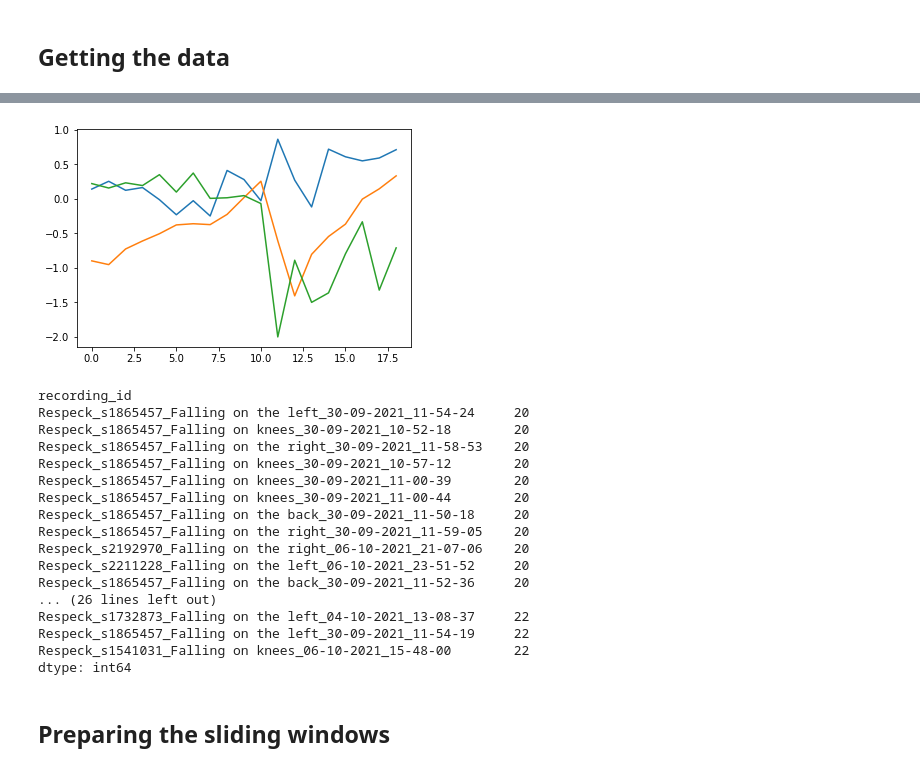
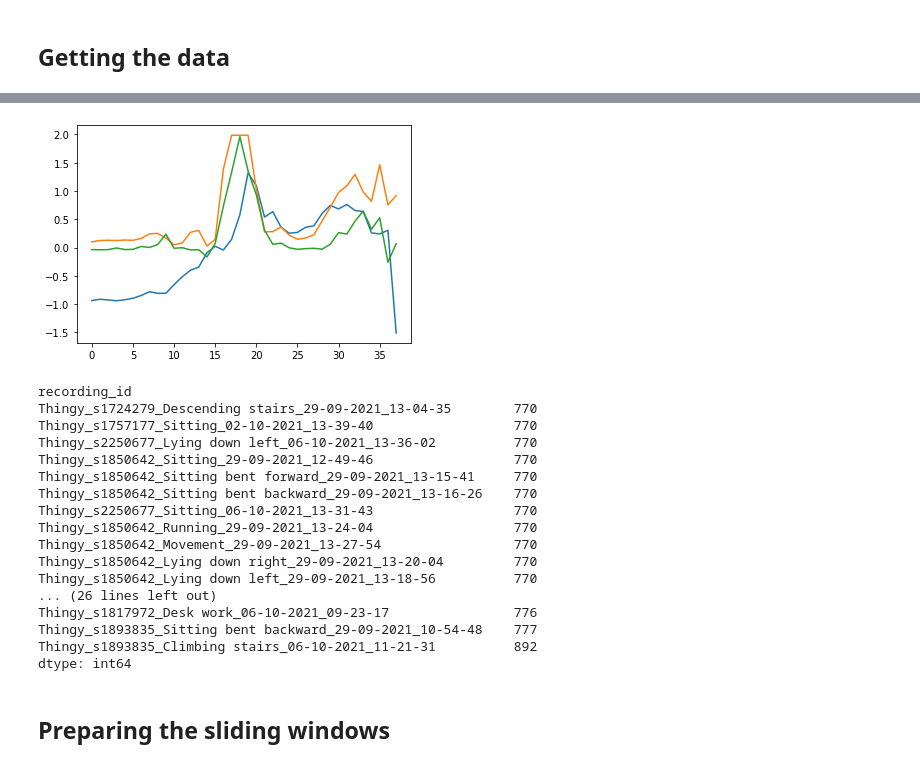
Before and after one commit to gwenty/pdiot-activity-tracker, a Jupyter notebook: ml/notebooks/01_sliding_windows.ipynb, the cells around one changed output, grey strips where cells are left out. Drawn from its saved outputs; the diff is of its cells as text; code cells hidden in the pictures.

Commit message:
Now with simple CNN for thingy

```diff
--- a/ml/notebooks/01_sliding_windows.ipynb
+++ b/ml/notebooks/01_sliding_windows.ipynb
@@ -9,6 +9,7 @@ This notebook reads the data in pdiot_data/2021, removes recordings that are too
 ## Getting the data
 # %%
 data_path = '../pdiot-data/2021/'
+sensor='Thingy'
 # %%
 base_df = pd.DataFrame()
 
@@ -17,7 +18,7 @@ all_files = []
 for f in os.listdir(data_path):
     if os.path.isdir(data_path + '/' + f):
         files = os.listdir(data_path + '/' + f)
-        files = [data_path + '/' + f + '/' + f2 for f2 in files if 'Respeck' in f2]
+        files = [data_path + '/' + f + '/' + f2 for f2 in files if sensor in f2]
         all_files += files
 
 # Load them all into a df
@@ -54,34 +58,34 @@ filtered_df[filtered_df.apply(lambda x: not(x.activity_type in x.recording_id or
 # %%
 def plot_by_id(i):
     plot_recording = base_df[base_df['recording_id'] == i]
     plot_recording = plot_recording.reset_index()
     plt.plot(plot_recording.index, plot_recording['accel_x'])
     plt.plot(plot_recording.index, plot_recording['accel_y'])
     plt.plot(plot_recording.index, plot_recording['accel_z'])
 
-plot_by_id('Respeck_s1541031_Falling on knees_06-10-2021_15-46-54')
+plot_by_id('Thingy_s1817455_Falling on the left_29-09-2021_16-13-56')
 # %% [output]
-[figure, old version]
+[figure, new version]
 # %%
 #base_df[base_df['activity_type'] == "Falling on the back"].groupby('recording_id').size().sort_values().head(40)
-filtered_df.groupby('recording_id').size().sort_values().head(40)
+filtered_df.groupby('recording_id').size().sort_values().tail(40)
 # %% [output]
 recording_id
-Respeck_s1865457_Falling on the left_30-09-2021_11-54-24     20
-Respeck_s1865457_Falling on knees_30-09-2021_10-52-18        20
-Respeck_s1865457_Falling on the right_30-09-2021_11-58-53    20
-Respeck_s1865457_Falling on knees_30-09-2021_10-57-12        20
-Respeck_s1865457_Falling on knees_30-09-2021_11-00-39        20
-Respeck_s1865457_Falling on knees_30-09-2021_11-00-44        20
-Respeck_s1865457_Falling on the back_30-09-2021_11-50-18     20
-Respeck_s1865457_Falling on the right_30-09-2021_11-59-05    20
-Respeck_s2192970_Falling on the right_06-10-2021_21-07-06    20
-Respeck_s2211228_Falling on the left_06-10-2021_23-51-52     20
-Respeck_s1865457_Falling on the back_30-09-2021_11-52-36     20
+Thingy_s1724279_Descending stairs_29-09-2021_13-04-35        770
+Thingy_s1757177_Sitting_02-10-2021_13-39-40                  770
+Thingy_s2250677_Lying down left_06-10-2021_13-36-02          770
+Thingy_s1850642_Sitting_29-09-2021_12-49-46                  770
+Thingy_s1850642_Sitting bent forward_29-09-2021_13-15-41     770
+Thingy_s1850642_Sitting bent backward_29-09-2021_13-16-26    770
+Thingy_s2250677_Sitting_06-10-2021_13-31-43                  770
+Thingy_s1850642_Running_29-09-2021_13-24-04                  770
+Thingy_s1850642_Movement_29-09-2021_13-27-54                 770
+Thingy_s1850642_Lying down right_29-09-2021_13-20-04         770
+Thingy_s1850642_Lying down left_29-09-2021_13-18-56          770
 ... (26 lines left out)
-Respeck_s1732873_Falling on the left_04-10-2021_13-08-37     22
-Respeck_s1865457_Falling on the left_30-09-2021_11-54-19     22
-Respeck_s1541031_Falling on knees_06-10-2021_15-48-00        22
+Thingy_s1817972_Desk work_06-10-2021_09-23-17                776
+Thingy_s1893835_Sitting bent backward_29-09-2021_10-54-48    777
+Thingy_s1893835_Climbing stairs_06-10-2021_11-21-31          892
 dtype: int64
 # %% [markdown]
 ## Preparing the sliding windows
```
Also changed, not shown: parts of 8 cells of this notebook.
